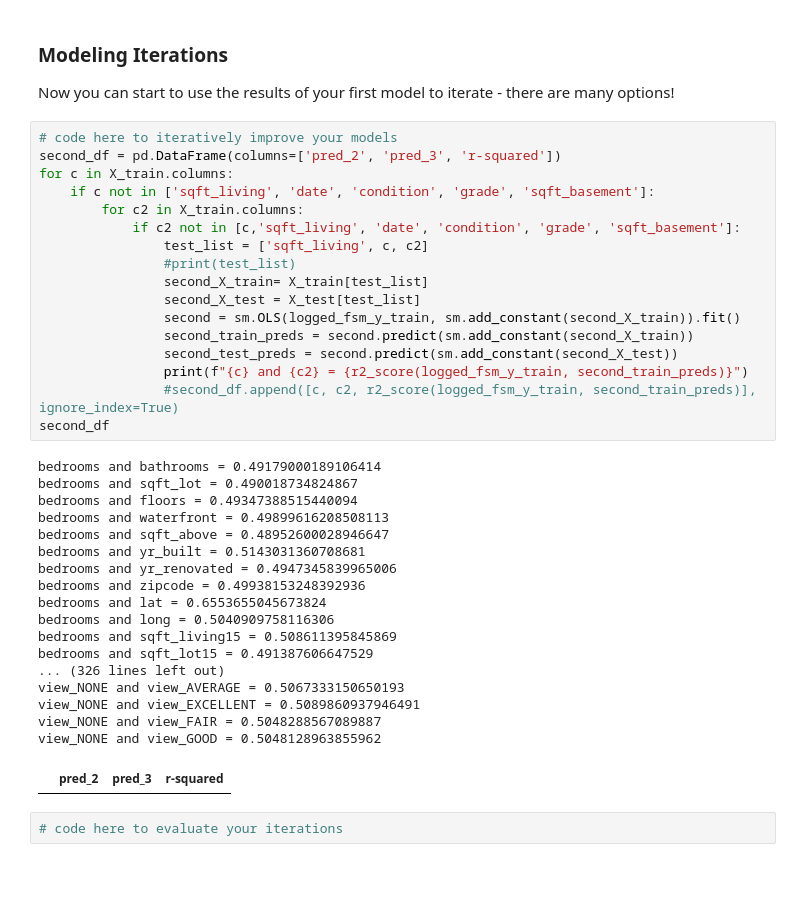
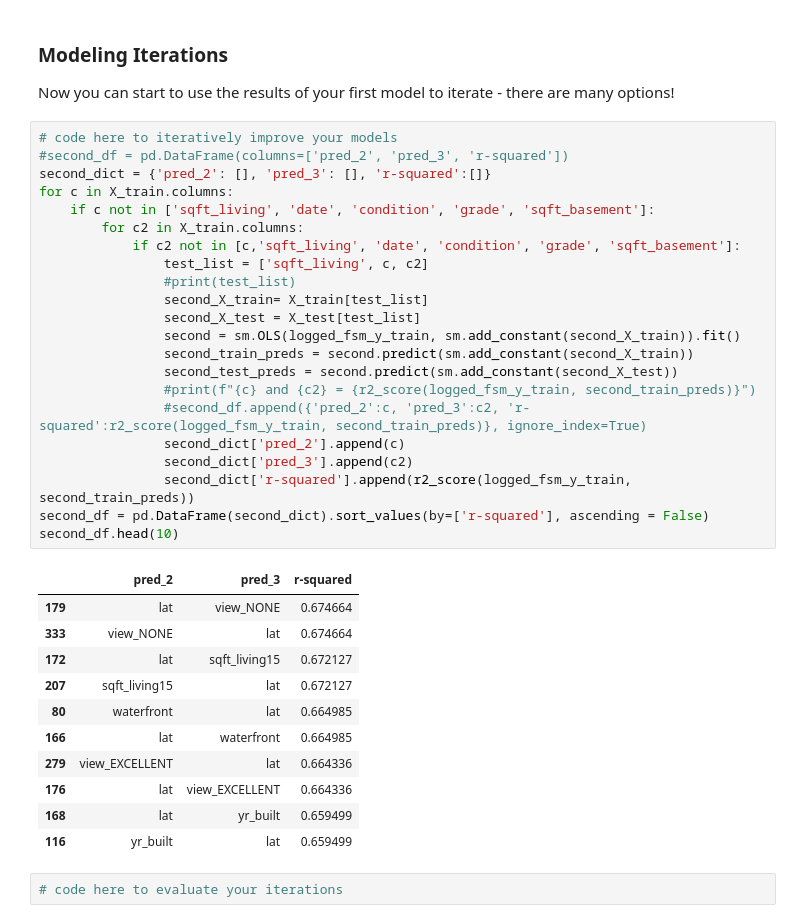
Before and after one commit to garrettwilliams90/Housing_Analysis, a Jupyter notebook: Notebooks/Garrett/Project2_Garrett.ipynb, the cells around one changed output. Drawn from its saved outputs; the diff is of its cells as text; blank space fills up the shorter version.

```diff
--- a/Notebooks/Garrett/Project2_Garrett.ipynb
+++ b/Notebooks/Garrett/Project2_Garrett.ipynb
@@ -621,40 +621,38 @@ Train MAE: $0.31
 Now you can start to use the results of your first model to iterate - there are many options!
 # %%
 # code here to iteratively improve your models
-second_df = pd.DataFrame(columns=['pred_2', 'pred_3', 'r-squared'])
+#second_df = pd.DataFrame(columns=['pred_2', 'pred_3', 'r-squared'])
+second_dict = {'pred_2': [], 'pred_3': [], 'r-squared':[]}
 for c in X_train.columns:
     if c not in ['sqft_living', 'date', 'condition', 'grade', 'sqft_basement']:
         for c2 in X_train.columns:
             if c2 not in [c,'sqft_living', 'date', 'condition', 'grade', 'sqft_basement']:
                 test_list = ['sqft_living', c, c2]
                 #print(test_list)
                 second_X_train= X_train[test_list]
                 second_X_test = X_test[test_list]
                 second = sm.OLS(logged_fsm_y_train, sm.add_constant(second_X_train)).fit()
                 second_train_preds = second.predict(sm.add_constant(second_X_train))
                 second_test_preds = second.predict(sm.add_constant(second_X_test))
-                print(f"{c} and {c2} = {r2_score(logged_fsm_y_train, second_train_preds)}")
-                #second_df.append([c, c2, r2_score(logged_fsm_y_train, second_train_preds)], ignore_index=True)
-second_df
+                #print(f"{c} and {c2} = {r2_score(logged_fsm_y_train, second_train_preds)}")
+                #second_df.append({'pred_2':c, 'pred_3':c2, 'r-squared':r2_score(logged_fsm_y_train, second_train_preds)}, ignore_index=True)
+                second_dict['pred_2'].append(c)
+                second_dict['pred_3'].append(c2)
+                second_dict['r-squared'].append(r2_score(logged_fsm_y_train, second_train_preds))
+second_df = pd.DataFrame(second_dict).sort_values(by=['r-squared'], ascending = False)
+second_df.head(10)
 # %% [output]
-bedrooms and bathrooms = 0.49179000189106414
-bedrooms and sqft_lot = 0.490018734824867
-bedrooms and floors = 0.49347388515440094
-bedrooms and waterfront = 0.49899616208508113
-bedrooms and sqft_above = 0.48952600028946647
-bedrooms and yr_built = 0.5143031360708681
-bedrooms and yr_renovated = 0.4947345839965006
-bedrooms and zipcode = 0.49938153248392936
-bedrooms and lat = 0.6553655045673824
-bedrooms and long = 0.5040909758116306
-bedrooms and sqft_living15 = 0.508611395845869
-bedrooms and sqft_lot15 = 0.491387606647529
-... (326 lines left out)
-view_NONE and view_AVERAGE = 0.5067333150650193
-view_NONE and view_EXCELLENT = 0.5089860937946491
-view_NONE and view_FAIR = 0.5048288567089887
-view_NONE and view_GOOD = 0.5048128963855962
 |  | pred_2 | pred_3 | r-squared |
+| 179 | lat | view_NONE | 0.674664 |
+| 333 | view_NONE | lat | 0.674664 |
+| 172 | lat | sqft_living15 | 0.672127 |
+| 207 | sqft_living15 | lat | 0.672127 |
+| 80 | waterfront | lat | 0.664985 |
+| 166 | lat | waterfront | 0.664985 |
+| 279 | view_EXCELLENT | lat | 0.664336 |
+| 176 | lat | view_EXCELLENT | 0.664336 |
+| 168 | lat | yr_built | 0.659499 |
+| 116 | yr_built | lat | 0.659499 |
 # %%
 # code here to evaluate your iterations
 # %% [markdown]
```
Also changed, not shown: parts of 3 cells of this notebook, 1 other file.
